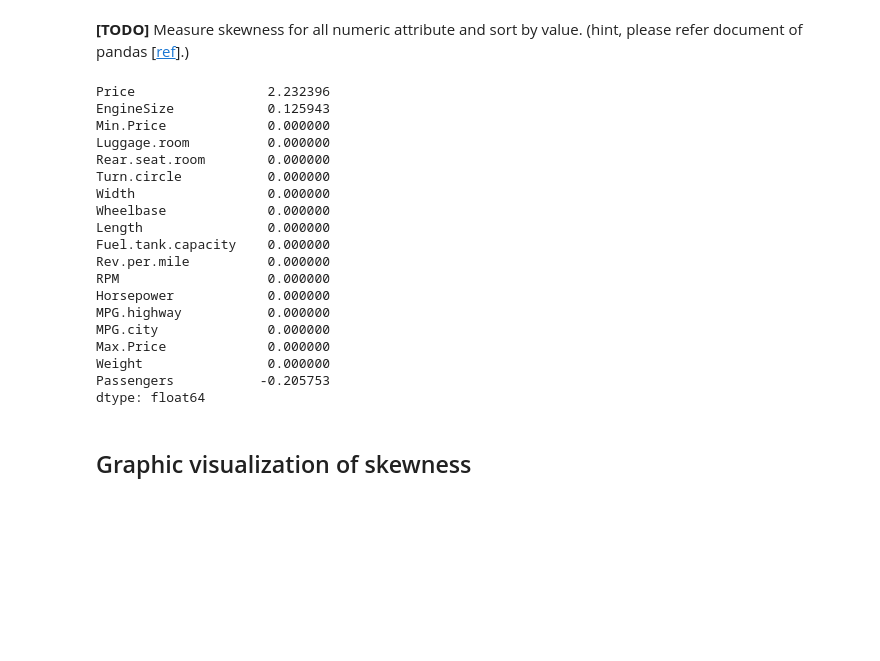
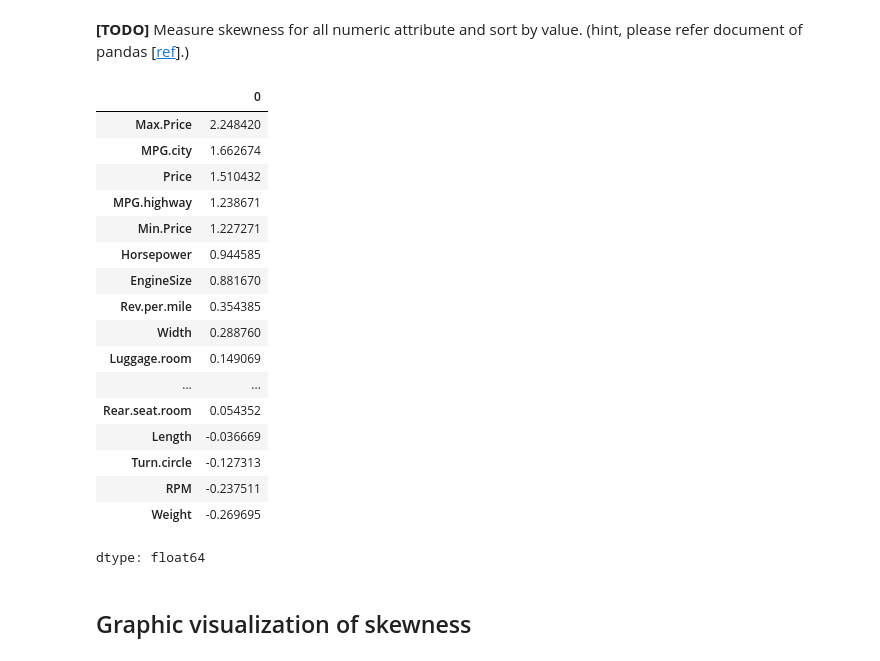
Before and after one commit to Ji-yoon1030/AI, a Jupyter notebook: [AI_Assignment1]_Data_Analysis.ipynb, the cells around one changed output. Saved outputs shown, nothing was run; the diff lists cells and outputs as text; code cells hidden in the pictures; blank space fills up the shorter version.

```diff
--- a/[AI_Assignment1]_Data_Analysis.ipynb
+++ b/[AI_Assignment1]_Data_Analysis.ipynb
@@ -68,64 +68,28 @@ Index(['Min.Price', 'Price', 'Max.Price', 'MPG.city', 'MPG.highway',
       dtype='object')
 # %% [markdown]
 **[TODO]** Measure skewness for all numeric attribute and sort by value. (hint, please refer document of pandas [[ref](https://pandas.pydata.org/docs/reference/api/pandas.DataFrame.skew.html)].)
-# %%
-import pandas as pd
-
-# Sample DataFrame creation (replace this with your actual DataFrame)
-data = {
-    'Min.Price': [1, 2, 3, 4, 5],
-    'Price': [1, 2, 3, 4, 100],  # This column has skewness
-    'Max.Price': [1, 2, 3, 4, 5],
-    'MPG.city': [20, 21, 22, 23, 24],
-    'MPG.highway': [30, 31, 32, 33, 34],
-    'EngineSize': [1.6, 2.0, 2.5, 3.0, 3.5],
-    'Horsepower': [100, 150, 200, 250, 300],
-    'RPM': [2000, 2500, 3000, 3500, 4000],
-    'Rev.per.mile': [10, 12, 14, 16, 18],
-    'Fuel.tank.capacity': [10, 12, 14, 16, 18],
-    'Passengers': [2, 4, 5, 7, 8],
-    'Length': [150, 160, 170, 180, 190],
-    'Wheelbase': [90, 95, 100, 105, 110],
-    'Width': [60, 62, 64, 66, 68],
-    'Turn.circle': [30, 32, 34, 36, 38],
-    'Rear.seat.room': [30, 32, 34, 36, 38],
-    'Luggage.room': [10, 12, 14, 16, 18],
-    'Weight': [1000, 1200, 1400, 1600, 1800],
-}
-
-df = pd.DataFrame(data)
-
-# List of numeric columns
-numericColumns = ['Min.Price', 'Price', 'Max.Price', 'MPG.city', 'MPG.highway',
-                  'EngineSize', 'Horsepower', 'RPM', 'Rev.per.mile',
-                  'Fuel.tank.capacity', 'Passengers', 'Length',
-                  'Wheelbase', 'Width', 'Turn.circle',
-                  'Rear.seat.room', 'Luggage.room', 'Weight']
-
-# Measure skewness and sort by value
-skewness = df[numericColumns].skew().sort_values(ascending=False)
-
-print(skewness)
-# %% [output]
-Price                 2.232396
-EngineSize            0.125943
-Min.Price             0.000000
-Luggage.room          0.000000
-Rear.seat.room        0.000000
-Turn.circle           0.000000
-Width                 0.000000
-Wheelbase             0.000000
-Length                0.000000
-Fuel.tank.capacity    0.000000
-Rev.per.mile          0.000000
-RPM                   0.000000
-Horsepower            0.000000
-MPG.highway           0.000000
-MPG.city              0.000000
-Max.Price             0.000000
-Weight                0.000000
-Passengers           -0.205753
-dtype: float64
+# %%
+skewness = df[numericColumns].skew().sort_values(ascending=False)
+skewness
+# %% [output]
+|  | 0 |
+| Max.Price | 2.248420 |
+| MPG.city | 1.662674 |
+| Price | 1.510432 |
+| MPG.highway | 1.238671 |
+| Min.Price | 1.227271 |
+| Horsepower | 0.944585 |
+| EngineSize | 0.881670 |
+| Rev.per.mile | 0.354385 |
+| Width | 0.288760 |
+| Luggage.room | 0.149069 |
+| ... | ... |
+| Rear.seat.room | 0.054352 |
+| Length | -0.036669 |
+| Turn.circle | -0.127313 |
+| RPM | -0.237511 |
+| Weight | -0.269695 |
+dtype: float64
 # %% [markdown]
 ## Graphic visualization of skewness
 # %% [markdown]
```
Also changed, not shown: parts of 10 cells of this notebook.
